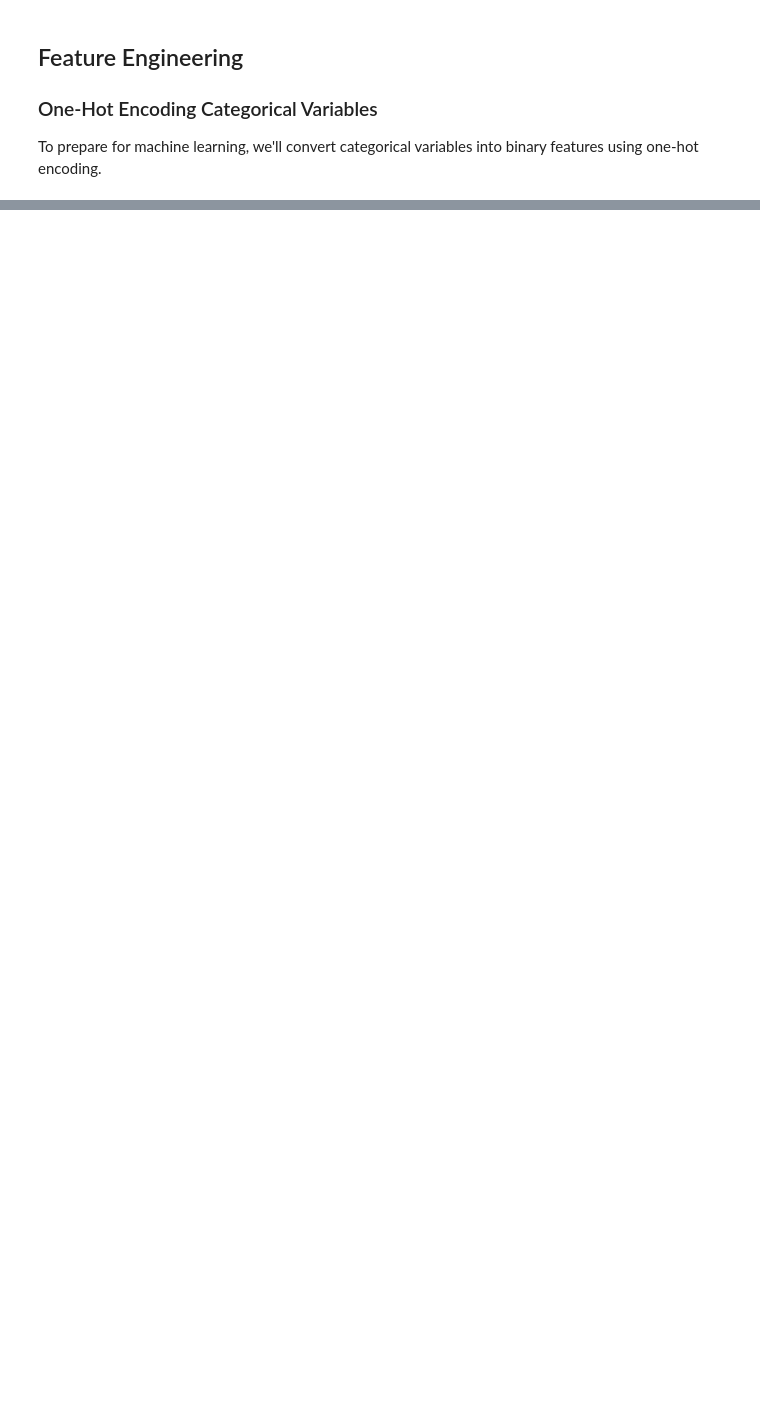
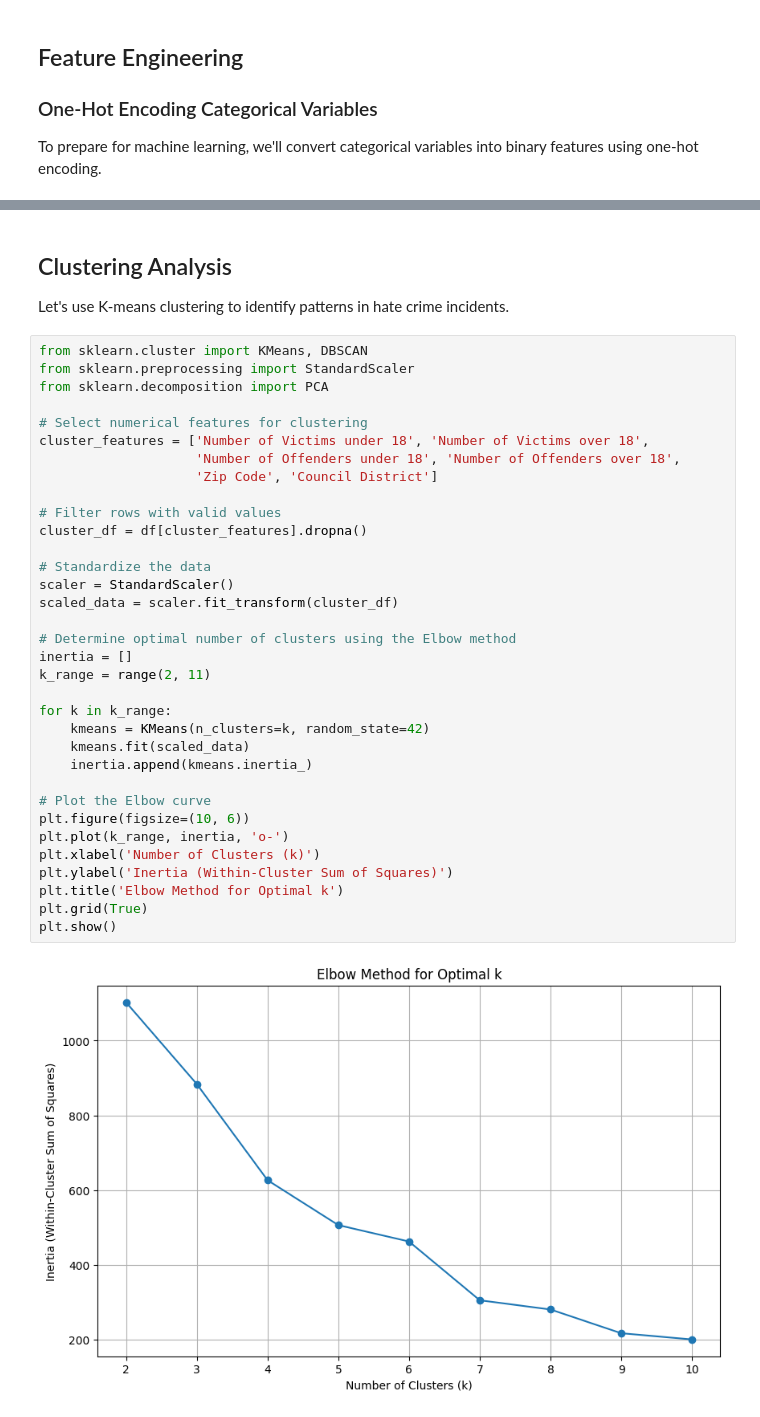
Before and after one commit to Valiarkk/hate-crime-data-mining, a Jupyter notebook: notebooks/hate-crime.ipynb, the cells around one changed output, grey strips where cells are left out. Cells and saved outputs as stored; diff of their text form; blank space fills up the shorter version.

```diff
--- a/notebooks/hate-crime.ipynb
+++ b/notebooks/hate-crime.ipynb
@@ -379,0 +304,40 @@ In this notebook, we've performed:
+# %% [markdown]
+## Clustering Analysis
+
+Let's use K-means clustering to identify patterns in hate crime incidents.
+# %%
+from sklearn.cluster import KMeans, DBSCAN
+from sklearn.preprocessing import StandardScaler
+from sklearn.decomposition import PCA
+
+# Select numerical features for clustering
+cluster_features = ['Number of Victims under 18', 'Number of Victims over 18',
+                    'Number of Offenders under 18', 'Number of Offenders over 18',
+                    'Zip Code', 'Council District']
+
+# Filter rows with valid values
+cluster_df = df[cluster_features].dropna()
+
+# Standardize the data
+scaler = StandardScaler()
+scaled_data = scaler.fit_transform(cluster_df)
+
+# Determine optimal number of clusters using the Elbow method
+inertia = []
+k_range = range(2, 11)
+
+for k in k_range:
+    kmeans = KMeans(n_clusters=k, random_state=42)
+    kmeans.fit(scaled_data)
+    inertia.append(kmeans.inertia_)
+
+# Plot the Elbow curve
+plt.figure(figsize=(10, 6))
+plt.plot(k_range, inertia, 'o-')
+plt.xlabel('Number of Clusters (k)')
+plt.ylabel('Inertia (Within-Cluster Sum of Squares)')
+plt.title('Elbow Method for Optimal k')
+plt.grid(True)
+plt.show()
+# %% [output]
+[figure, added]
```
Also changed, not shown: parts of 72 cells of this notebook, 4 other files.
